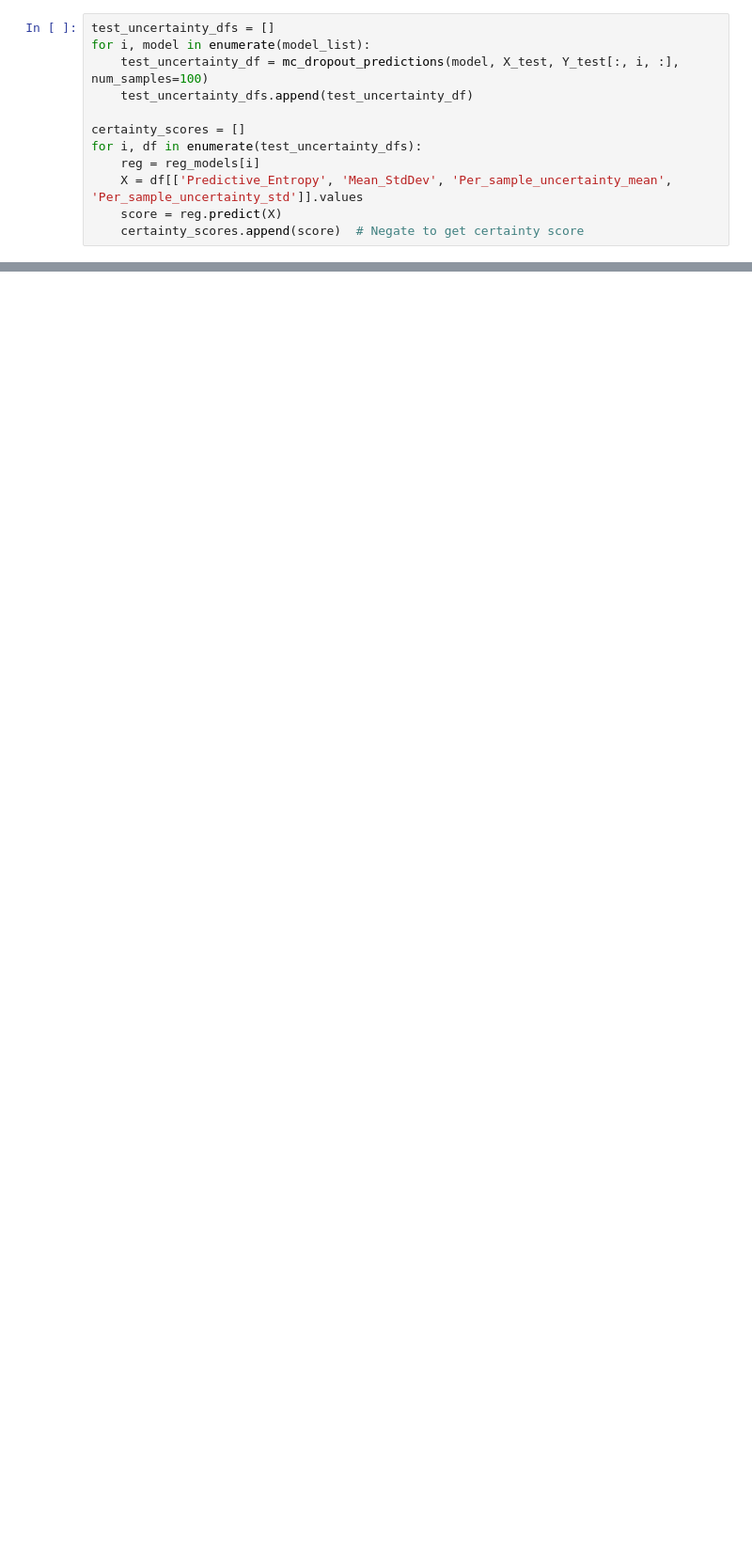
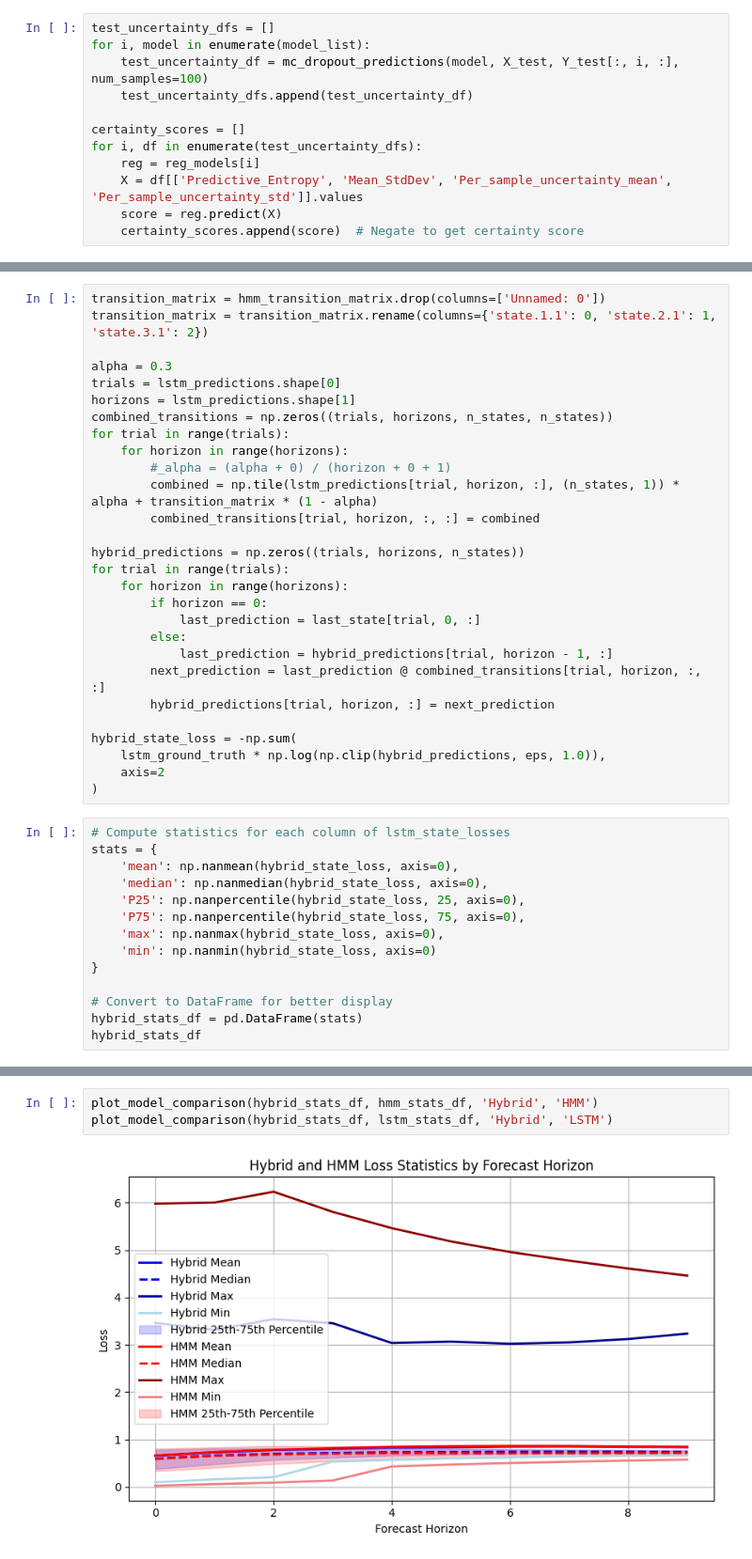
Before and after one commit to DuncanCSt/forecast_research, a Jupyter notebook: finance/lstm_V2.ipynb, the cells around one changed output, grey strips where cells are left out. Shown at 94% size. Saved outputs shown, nothing was run; the diff lists cells and outputs as text; blank space fills up the shorter version.

```diff
--- a/finance/lstm_V2.ipynb
+++ b/finance/lstm_V2.ipynb
@@ -454,0 +462,42 @@ plt.show()
+# %%
+transition_matrix = hmm_transition_matrix.drop(columns=['Unnamed: 0'])
+transition_matrix = transition_matrix.rename(columns={'state.1.1': 0, 'state.2.1': 1, 'state.3.1': 2})
+
+alpha = 0.3
+trials = lstm_predictions.shape[0]
+horizons = lstm_predictions.shape[1]
+combined_transitions = np.zeros((trials, horizons, n_states, n_states))
+for trial in range(trials):
+    for horizon in range(horizons):
+        #_alpha = (alpha + 0) / (horizon + 0 + 1)
+        combined = np.tile(lstm_predictions[trial, horizon, :], (n_states, 1)) * alpha + transition_matrix * (1 - alpha)
+        combined_transitions[trial, horizon, :, :] = combined
+
+hybrid_predictions = np.zeros((trials, horizons, n_states))
+for trial in range(trials):
+    for horizon in range(horizons):
+        if horizon == 0:
+            last_prediction = last_state[trial, 0, :]
+        else:
+            last_prediction = hybrid_predictions[trial, horizon - 1, :]
+        next_prediction = last_prediction @ combined_transitions[trial, horizon, :, :]
+        hybrid_predictions[trial, horizon, :] = next_prediction
+
+hybrid_state_loss = -np.sum(
+    lstm_ground_truth * np.log(np.clip(hybrid_predictions, eps, 1.0)),
+    axis=2
+)
+# %%
+# Compute statistics for each column of lstm_state_losses
+stats = {
+    'mean': np.nanmean(hybrid_state_loss, axis=0),
+    'median': np.nanmedian(hybrid_state_loss, axis=0),
+    'P25': np.nanpercentile(hybrid_state_loss, 25, axis=0),
+    'P75': np.nanpercentile(hybrid_state_loss, 75, axis=0),
+    'max': np.nanmax(hybrid_state_loss, axis=0),
+    'min': np.nanmin(hybrid_state_loss, axis=0)
+}
+
+# Convert to DataFrame for better display
+hybrid_stats_df = pd.DataFrame(stats)
+hybrid_stats_df
@@ -454,0 +516,5 @@ plt.show()
+# %%
+plot_model_comparison(hybrid_stats_df, hmm_stats_df, 'Hybrid', 'HMM')
+plot_model_comparison(hybrid_stats_df, lstm_stats_df, 'Hybrid', 'LSTM')
+# %% [output]
+[figure, added]
```
Also changed, not shown: parts of 11 cells of this notebook, 3 other files.
